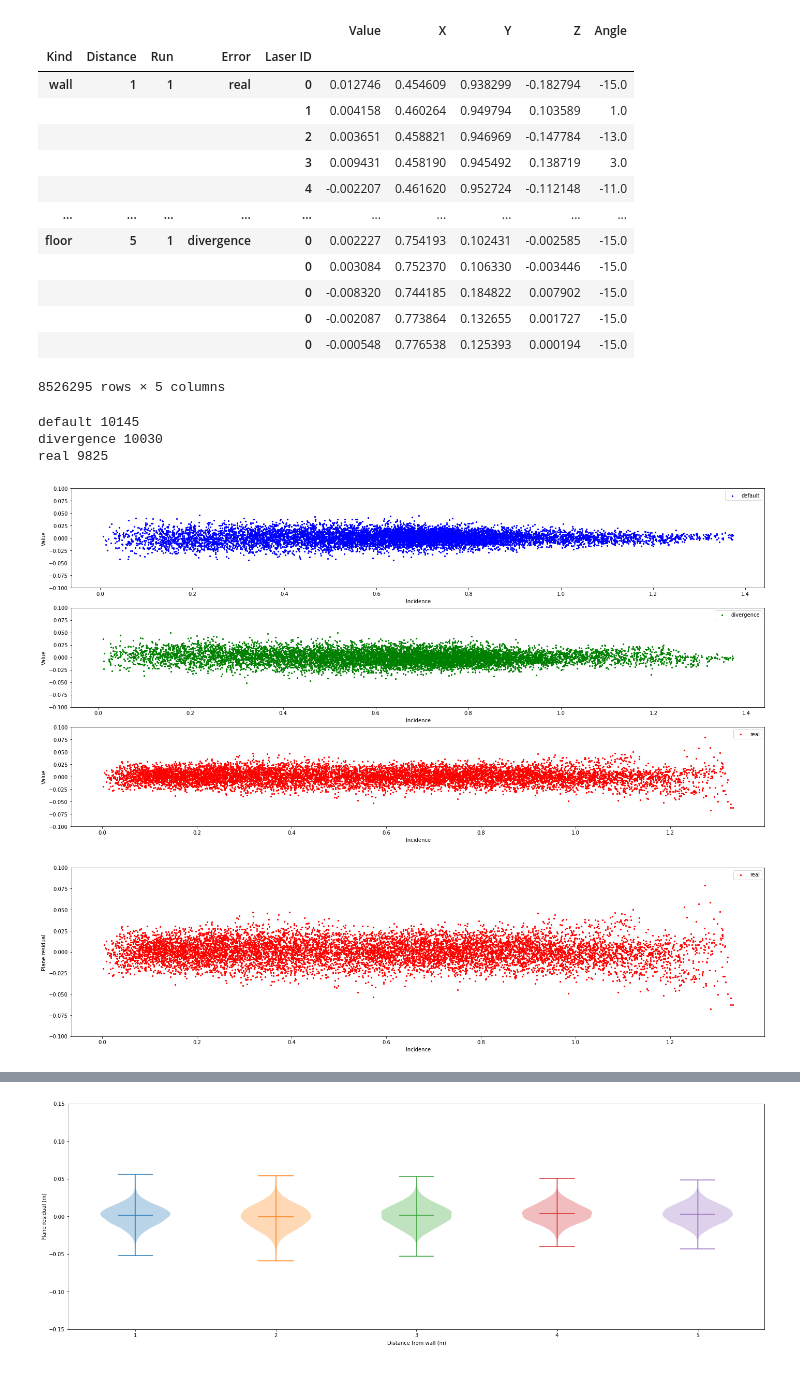
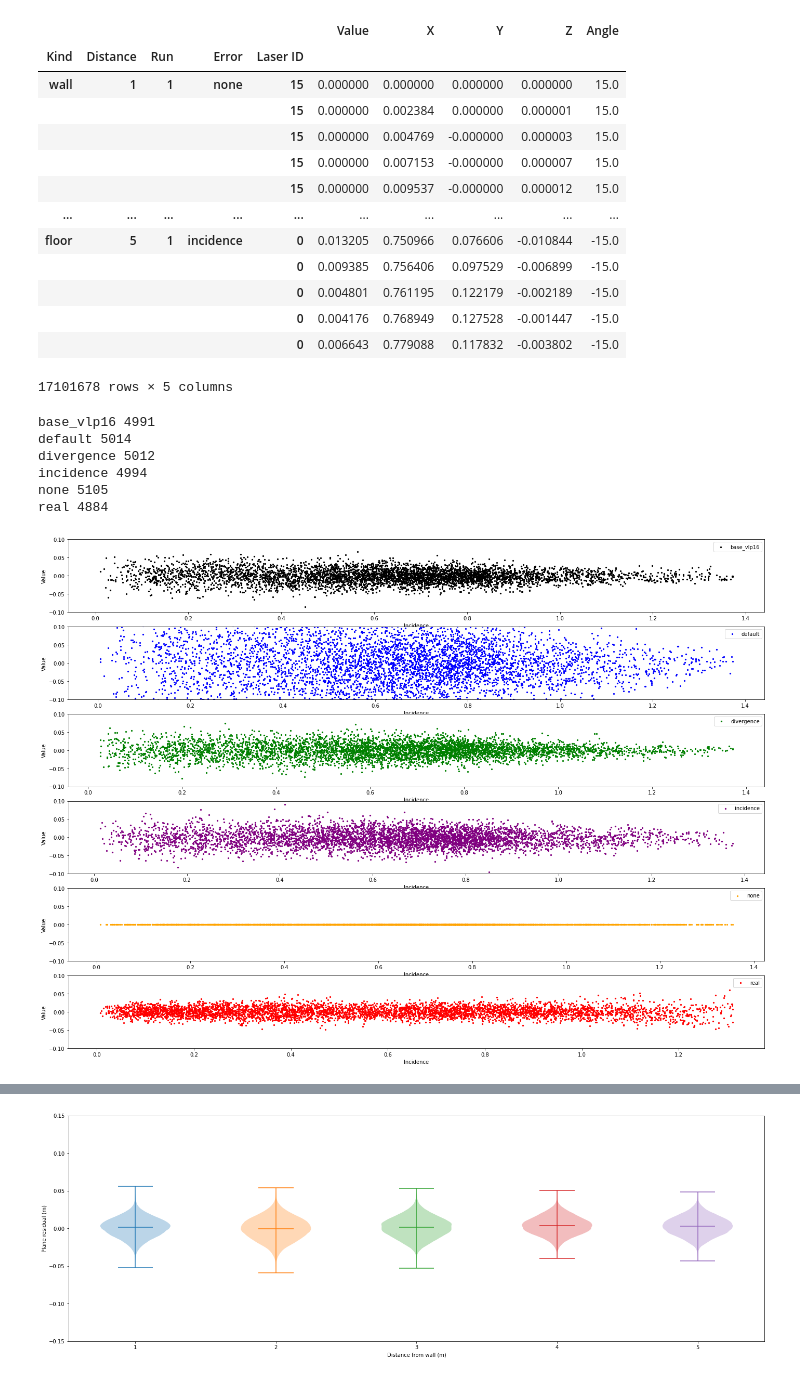
Before and after one commit to branislavjenco/thesis-code, a Jupyter notebook: using-pandas.ipynb, the cells around one changed output, grey strips where cells are left out. Saved outputs shown, nothing was run; the diff lists cells and outputs as text; code cells hidden in the pictures.

```diff
--- a/using-pandas.ipynb
+++ b/using-pandas.ipynb
@@ -10,11 +10,14 @@ raw = {}
 distances = range(1, 6)
 runs = range(1, 2)
 kinds = ["wall", "floor"]
-error_models = ["real", "default", "divergence"]
+error_models = ["none", "real", "default", "base_vlp16", "divergence",  "incidence"]
 path_lut = {
     "real": "/scratch/users/branisj/error_data/error_measurements/distances",
-    "default": "/scratch/users/branisj/error_data/new_virtual_error_measurements/default/distances",
-    "divergence": "/scratch/users/branisj/error_data/new_virtual_error_measurements/divergence/distances"
+    "none": "/scratch/users/branisj/error_data/new_virtual_error_measurements/none",
+    "default": "/scratch/users/branisj/error_data/new_virtual_error_measurements/default",
+    "base_vlp16": "/scratch/users/branisj/error_data/new_virtual_error_measurements/base_vlp16",
+    "divergence": "/scratch/users/branisj/error_data/new_virtual_error_measurements/divergence",
+    "incidence": "/scratch/users/branisj/error_data/new_virtual_error_measurements/incidence"
 }
 for error in error_models:
     raw[error] = {}
@@ -23,7 +26,11 @@ for error in error_models:
         for dist in distances:
             raw[error][kind][dist] = {}
             for run in runs:
-                d =  np.loadtxt(f"{path_lut[error]}/{dist}m_{run}_distances_{kind}.txt")
+                if error == "real":
+                    filename = f"{path_lut[error]}/{dist}m_{run}_distances_{kind}.txt"
+                else:
+                    filename = f"{path_lut[error]}/{dist}m_{run}_{kind}.txt"
+                d =  np.loadtxt(filename)
                 raw[error][kind][dist][run] = d
 
 cols = ['Value', 'X', 'Y', 'Z', "unknown", 'Angle', 'Kind', 'Distance', 'Run']
@@ -50,18 +57,18 @@ df
 # %% [output]
 |  |  |  |  |  | Value | X | Y | Z | Angle |
 | Kind | Distance | Run | Error | Laser ID |  |  |  |  |  |
-| wall | 1 | 1 | real | 0 | 0.012746 | 0.454609 | 0.938299 | -0.182794 | -15.0 |
-|  |  |  |  | 1 | 0.004158 | 0.460264 | 0.949794 | 0.103589 | 1.0 |
-|  |  |  |  | 2 | 0.003651 | 0.458821 | 0.946969 | -0.147784 | -13.0 |
-|  |  |  |  | 3 | 0.009431 | 0.458190 | 0.945492 | 0.138719 | 3.0 |
-|  |  |  |  | 4 | -0.002207 | 0.461620 | 0.952724 | -0.112148 | -11.0 |
+| wall | 1 | 1 | none | 15 | 0.000000 | 0.000000 | 0.000000 | 0.000000 | 15.0 |
+|  |  |  |  | 15 | 0.000000 | 0.002384 | 0.000000 | 0.000001 | 15.0 |
+|  |  |  |  | 15 | 0.000000 | 0.004769 | -0.000000 | 0.000003 | 15.0 |
+|  |  |  |  | 15 | 0.000000 | 0.007153 | -0.000000 | 0.000007 | 15.0 |
+|  |  |  |  | 15 | 0.000000 | 0.009537 | -0.000000 | 0.000012 | 15.0 |
 | ... | ... | ... | ... | ... | ... | ... | ... | ... | ... |
-| floor | 5 | 1 | divergence | 0 | 0.002227 | 0.754193 | 0.102431 | -0.002585 | -15.0 |
-|  |  |  |  | 0 | 0.003084 | 0.752370 | 0.106330 | -0.003446 | -15.0 |
-|  |  |  |  | 0 | -0.008320 | 0.744185 | 0.184822 | 0.007902 | -15.0 |
-|  |  |  |  | 0 | -0.002087 | 0.773864 | 0.132655 | 0.001727 | -15.0 |
-|  |  |  |  | 0 | -0.000548 | 0.776538 | 0.125393 | 0.000194 | -15.0 |
+| floor | 5 | 1 | incidence | 0 | 0.013205 | 0.750966 | 0.076606 | -0.010844 | -15.0 |
+|  |  |  |  | 0 | 0.009385 | 0.756406 | 0.097529 | -0.006899 | -15.0 |
+|  |  |  |  | 0 | 0.004801 | 0.761195 | 0.122179 | -0.002189 | -15.0 |
+|  |  |  |  | 0 | 0.004176 | 0.768949 | 0.127528 | -0.001447 | -15.0 |
+|  |  |  |  | 0 | 0.006643 | 0.779088 | 0.117832 | -0.003802 | -15.0 |
-8526295 rows × 5 columns
+17101678 rows × 5 columns
 # %%
 
 def unit_vector(vector):
@@ -81,42 +88,44 @@ def angle_between(v1, v2):
     v1_u = unit_vector(v1)
     v2_u = unit_vector(v2)
     return np.arccos(np.clip(np.dot(v1_u, v2_u), -1.0, 1.0))
 
 def get_incidence_angle(x, y, z, dist, kind, error):
     scanner_position = np.array([0, 0, 0]) if error == "real" else np.array([0, dist, 1])
     start = scanner_position
     end = np.array([x,y,z])
 #     end = np.array([0, 1, 0])
     v =  end - start
     wall_normal = np.array([0, -1, 0]) if error == "real" else np.array([0, 1, 0])
     floor_normal = np.array([0, 0, 1])
     n = wall_normal if kind == "wall" else floor_normal
     return -(angle_between(v, n) - np.pi)
 # Maybe we dont need to correct the incident angle (we are in world coords)
 
 # Between scanner and point, x is left to right, y is distance between and z is up and down
 df_reset = df.sample(30000).reset_index()
 df_reset["Incidence"] = [get_incidence_angle(*a) for a in tuple(zip(df_reset["X"], df_reset["Y"], df_reset["Z"], df_reset["Distance"], df_reset["Kind"], df_reset["Error"]))]
 
 colors_by_kind = { "wall": "red", "floor": "blue"}
-colors_by_error = { "real": "red", "default": "blue", "divergence": "green"}
-fig, axes = plt.subplots(figsize=(24, 12), nrows=3, ncols=1)
+colors_by_error = { "real": "red", "none": "orange", "default": "blue", "base_vlp16": "black", "divergence": "green", "incidence": "purple"}
+fig, axes = plt.subplots(figsize=(24, 18), nrows=len(colors_by_error), ncols=1)
 grouped = df_reset.groupby('Error')
 counter = 0
 for key, group in grouped:
     print(key, len(group))
     group.plot.scatter(ax=axes[counter], x="Incidence", y="Value",marker='.',color=colors_by_error[key], label=key, ylim=[-0.1, 0.1])
     counter = counter + 1
 plt.show()
 
-fig, axes = plt.subplots(figsize=(24, 6))
-real = df_reset[df_reset["Error"] == 'real']
-real.plot.scatter(ax=axes, x="Incidence", y="Value",ylabel="Plane residual", xlabel="Inmarker='.',color=colors_by_error[key], label=key, ylim=[-0.1, 0.1])
-plt.show()
-fig.savefig("real_incidence.png", bbox_inches='tight', pad_inches=1)
+# fig, axes = plt.subplots(figsize=(24, 6))
+# real = df_reset[df_reset["Error"] == 'real']
+# real.plot.scatter(ax=axes, x="Incidence", y="Value",ylabel="Plane residual", xlabel="Incidence angle (rad)", marker='.',color=colors_by_error[key], label=key, ylim=[-0.1, 0.1])
+# plt.show()
+# fig.savefig("real_incidence.png", bbox_inches='tight', pad_inches=1)
 # %% [output]
-default 10145
-divergence 10030
-real 9825
+base_vlp16 4991
+default 5014
+divergence 5012
+incidence 4994
+none 5105
+real 4884
-[figure, old version]
+[figure, new version]
-[figure, removed]
```
Also changed, not shown: parts of 3 cells of this notebook, 1 other file.
